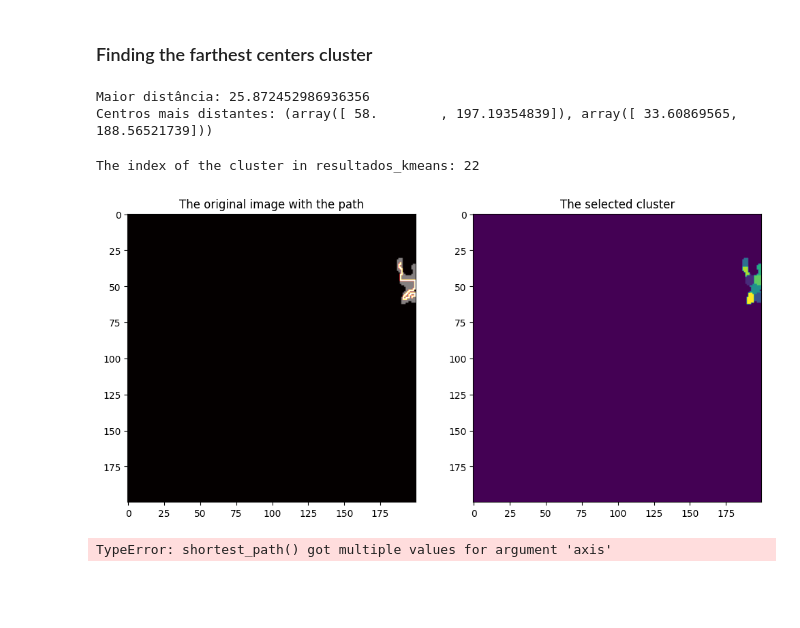
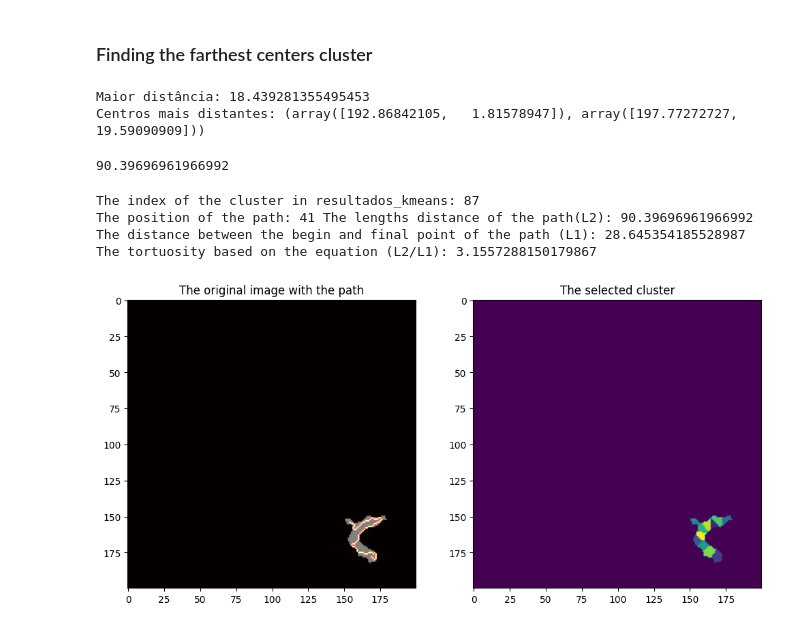
Before and after one commit to FrankVanzeler/Digital-Rock-Analysis-, a Jupyter notebook: Pore_tortuosity.ipynb, the cells around one changed output. Saved outputs shown, nothing was run; the diff lists cells and outputs as text; code cells hidden in the pictures; blank space fills up the shorter version.

Commit message:
The code to estimate the tortuosity in each connected pore regions in images by using cluster

```diff
--- a/Pore_tortuosity.ipynb
+++ b/Pore_tortuosity.ipynb
@@ -477,9 +479,9 @@ for dist, i, j in save_dist_index:
         end = (int(round(end_float[0])), int(round(end_float[1])))
 
         # Find the lowest-cost path
-        indices, weight = route_through_array(image_temp, start, end, geometric=False, fully_connected=False)
+        indices, weight = route_through_array(image_temp, start, end, geometric=False, fully_connected=True)
         indices = np.stack(indices, axis=-1)
-
+        # If fully_connected is True, the path can move in eight directions, if not the path can move in four directions.
         # Create a copy of the current path array to store the new path
         temp_path = np.zeros_like(path)
         temp_path[indices[0], indices[1]] = 1
@@ -500,8 +502,8 @@ for dist, i, j in save_dist_index:
         for k in range(len(indices[0]) - 1):
             x1, y1 = indices[0][k], indices[1][k]
             x2, y2 = indices[0][k + 1], indices[1][k + 1]
-            distance = np.sqrt((x2 - x1)**2 + (y2 - y1)**2)
-            path_length += distance
+            distance_int = np.sqrt((x2 - x1)**2 + (y2 - y1)**2)
+            path_length += distance_int
 
         path_lengths.append(path_length)
         dists_row_center.append(dist)
@@ -564,8 +566,8 @@ for (i, j) in combinations(range(len(centers_temp)), 2):
 print("Maior distância:", max_distance)
 print("Centros mais distantes:", farthest_centers)
 # %% [output]
-Maior distância: 25.872452986936356
-Centros mais distantes: (array([ 58.        , 197.19354839]), array([ 33.60869565, 188.56521739]))
+Maior distância: 18.439281355495453
+Centros mais distantes: (array([192.86842105,   1.81578947]), array([197.77272727,  19.59090909]))
 # %%
 # Coordenadas dos centros dos clusters
 start_float = farthest_centers[0]
@@ -576,33 +578,50 @@ start = (int(round(start_float[0])), int(round(start_float[1])))
 end = (int(round(end_float[0])), int(round(end_float[1])))
 # %%
 # Encontrar o caminho de menor custo
-indices, weight = route_through_array(image_temp, start, end, geometric=False, fully_connected=False) # usar as coordenadas do centro de cada cluster, ou seja,
+indices, weight = route_through_array(image_temp, start, end, geometric=True, fully_connected=True) # usar as coordenadas do centro de cada cluster, ou seja,
 indices = np.stack(indices, axis=-1)
 path = np.zeros_like(image_temp)
 path[indices[0], indices[1]] = 1
+path_length = 0
+for k in range(len(indices[0]) - 1):
+    x1, y1 = indices[0][k], indices[1][k]
+    x2, y2 = indices[0][k + 1], indices[1][k + 1]
+    distance_int = np.sqrt((x2 - x1)**2 + (y2 - y1)**2)
+    path_length += distance_int
+# %%
+path_length
+# %% [output]
+90.39696961966992
 # %%
 import matplotlib.pyplot as plt
 
 # Supondo que 'image_temp' e 'path' já estejam definidos
 # E que 'resultados_kmeans' e 'set_of_pores_index[random_index_apply_pore]' já estejam definidos
 
 # Imprimir o índice do cluster
 print("The index of the cluster in resultados_kmeans:", set_of_pores_index[random_index_apply_pore])
-
+# Imprimir o índice do cluster
+print("The position of the path:", random_number_path, "The lengths distance of the path(L2):", path_length)
+print("The distance between the begin and final point of the path (L1):", max_distance)
+T =(path_length)/(max_distance)
+print("The tortuosity based on the equation (L2/L1):", T)
 # Criar uma figura com duas subfiguras lado a lado
 fig, axes = plt.subplots(1, 2, figsize=(12, 6))
 
 # Mostrar a imagem original com o caminho sobreposto no primeiro subgráfico
 axes[0].imshow(image_temp, cmap='gray')  # Mostrar a imagem original
 axes[0].imshow(path, cmap='hot', alpha=0.5)  # Sobrepor o caminho em uma cor diferente e com transparência
 axes[0].set_title('The original image with the path')
 
 # Mostrar a imagem do cluster selecionado no segundo subgráfico
 axes[1].imshow(resultados_kmeans[set_of_pores_index[random_index_apply_pore]])
 axes[1].set_title('The selected cluster')
 
 # Exibir os gráficos
 plt.show()
 # %% [output]
-The index of the cluster in resultados_kmeans: 22
+The index of the cluster in resultados_kmeans: 87
+The position of the path: 41 The lengths distance of the path(L2): 90.39696961966992
+The distance between the begin and final point of the path (L1): 28.645354185528987
+The tortuosity based on the equation (L2/L1): 3.1557288150179867
-[figure, old version]
+[figure, new version]
@@ -611,9 +627,0 @@ from skimage.graph import shortest_path
-# %%
-
-# Encontrar o caminho de menor custo
-indices, weight = shortest_path(image_temp, start, end, axis=-1, output_indexlist=False) # usar as coordenadas do centro de cada cluster, ou seja,
-indices = np.stack(indices, axis=-1)
-path = np.zeros_like(image_temp)
-path[indices[0], indices[1]] = 1
-# %% [output]
-TypeError: shortest_path() got multiple values for argument 'axis'
```
Also changed, not shown: parts of 40 cells of this notebook.
